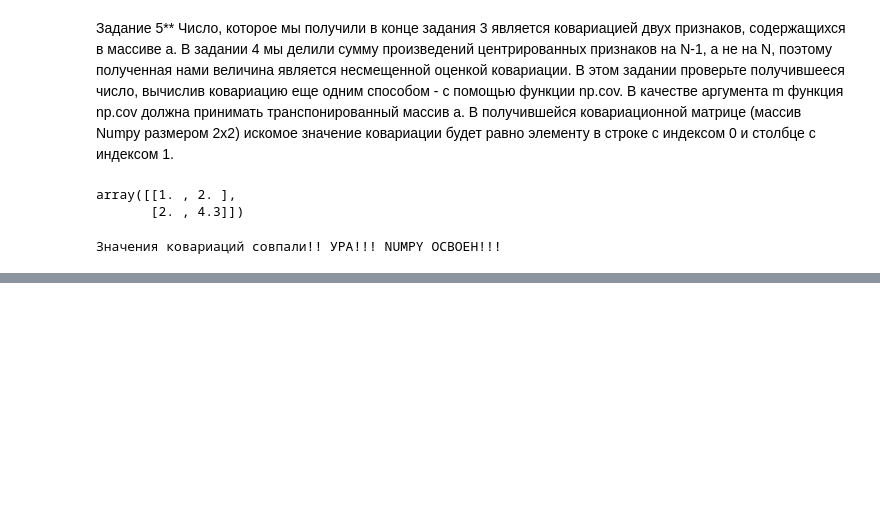
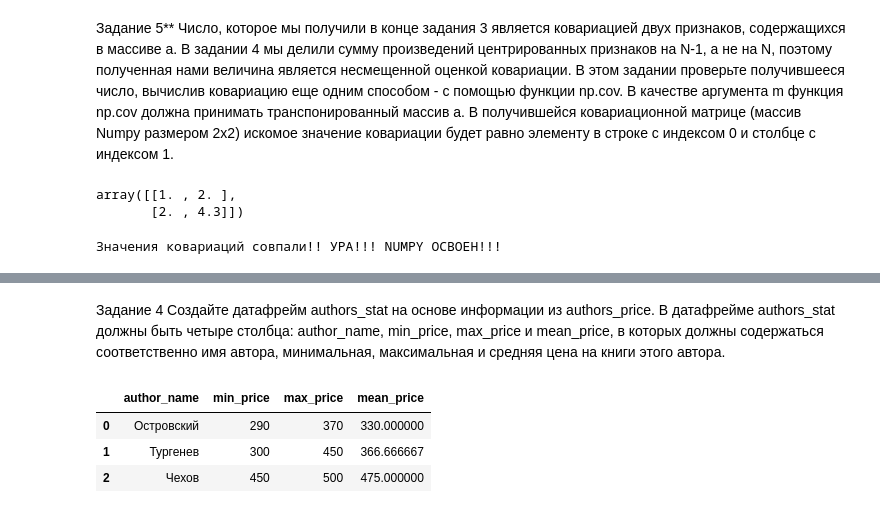
Before and after one commit to cheef78/PytForDS, a Jupyter notebook: less2.ipynb, the cells around one changed output, grey strips where cells are left out. Drawn from its saved outputs; the diff is of its cells as text; code cells hidden in the pictures; blank space fills up the shorter version.

```diff
--- a/less2.ipynb
+++ b/less2.ipynb
@@ -347,0 +407,18 @@ else:
+# %% [markdown]
+Задание 4
+Создайте датафрейм authors_stat на основе информации из authors_price.
+В датафрейме authors_stat должны быть четыре столбца:
+author_name, min_price, max_price и mean_price, в которых должны содержаться соответственно имя автора, минимальная, максимальная и средняя цена на книги этого автора.
+# %%
+authors_stat1 = authors_price.groupby('author_name').agg({'price':'min'})
+authors_stat2 = authors_price.groupby('author_name').agg({'price':'max'})
+authors_stat3 = authors_price.groupby('author_name').agg({'price':'mean'})
+authors_stat = pd.merge(authors_stat1,authors_stat2, on = 'author_name', how = 'outer')
+authors_stat = pd.merge(authors_stat,authors_stat3, on = 'author_name', how = 'outer')
+authors_stat.reset_index(inplace=True)
+authors_stat.rename(columns={'price_x':'min_price','price_y':'max_price','price':'mean_price'})
+# %% [output]
+|  | author_name | min_price | max_price | mean_price |
+| 0 | Островский | 290 | 370 | 330.000000 |
+| 1 | Тургенев | 300 | 450 | 366.666667 |
+| 2 | Чехов | 450 | 500 | 475.000000 |
```
Also changed, not shown: parts of 16 cells of this notebook, 1 other file.
